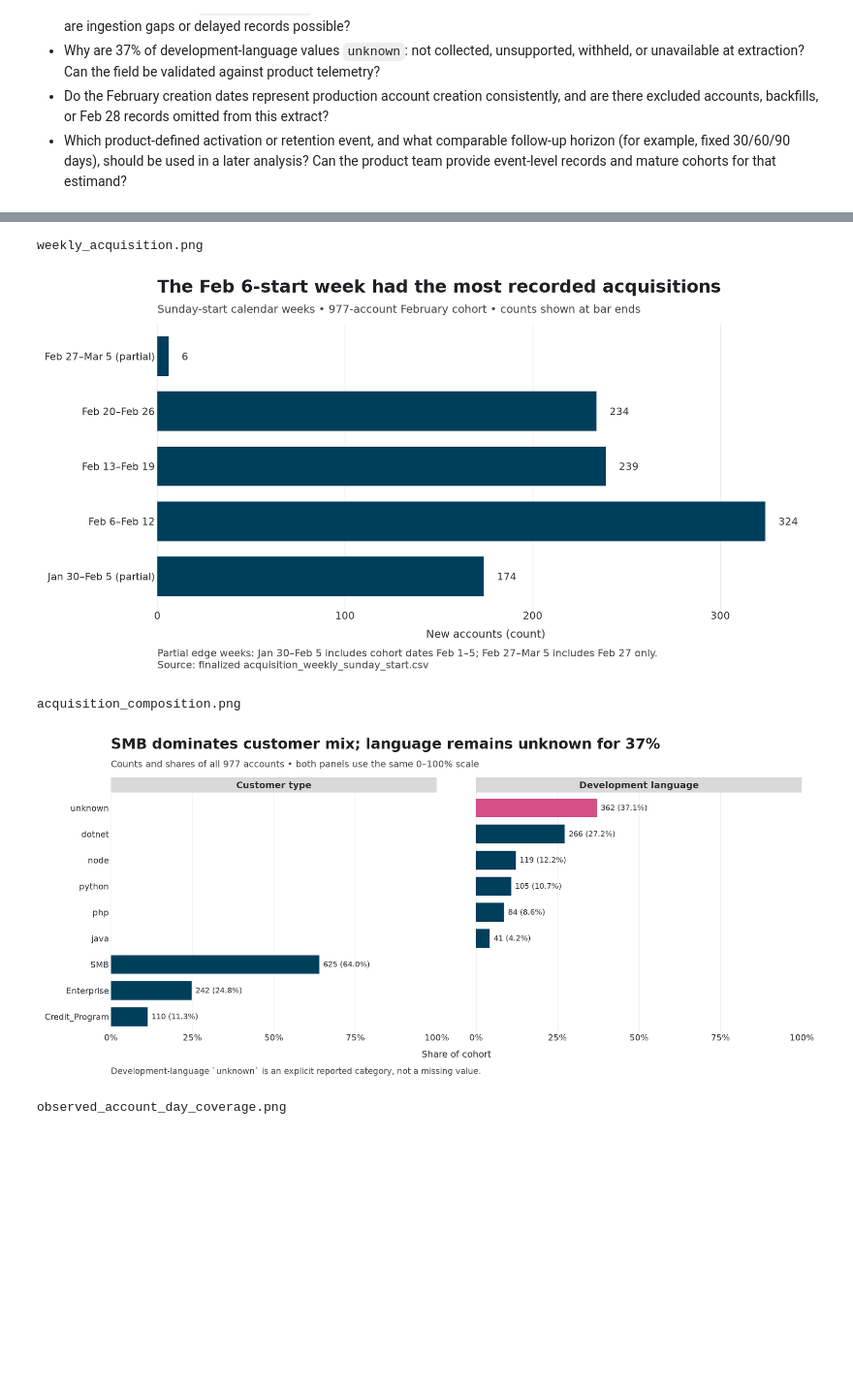
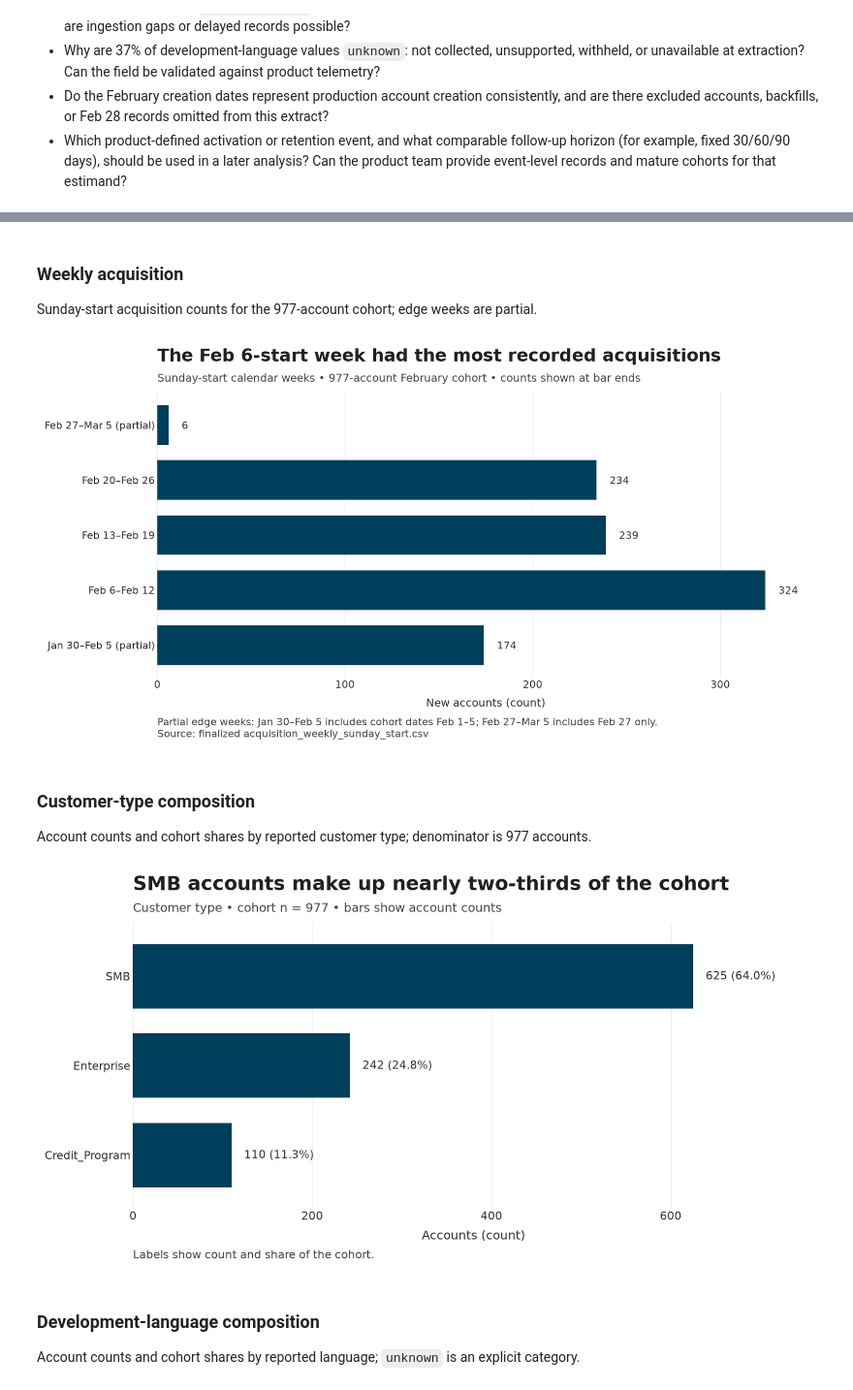
Before and after one commit to rbouch85/InterviewCase_Public, a Jupyter notebook: projects/20260929_rbouch85_app-service-analysis/analysis.ipynb, the cells around one changed output, grey strips where cells are left out. Shown at 97% size. Drawn from its saved outputs; the diff is of its cells as text; code cells hidden in the pictures; blank space fills up the shorter version.

Commit message:
fix: split acquisition composition charts (#10)
Co-authored-by: Copilot App <223556219+Copilot@users.noreply.github.com>

```diff
--- a/projects/20260929_rbouch85_app-service-analysis/analysis.ipynb
+++ b/projects/20260929_rbouch85_app-service-analysis/analysis.ipynb
@@ -161,12 +161,34 @@ The following images are regenerated from the persisted summary tables by Viz-du
 # %%
-for filename in ["weekly_acquisition.png", "acquisition_composition.png", "observed_account_day_coverage.png"]:
+from IPython.display import Markdown
+
+figure_captions = [
+    ("Weekly acquisition", "Sunday-start acquisition counts for the 977-account cohort; edge weeks are partial."),
+    ("Customer-type composition", "Account counts and cohort shares by reported customer type; denominator is 977 accounts."),
+    ("Development-language composition", "Account counts and cohort shares by reported language; `unknown` is an explicit category."),
+    ("Observed account-day coverage", "Calendar-date and equal account-age coverage; missing rows mean no record observed, not verified inactivity."),
+]
+for filename, (heading, caption) in zip(
+    [
+        "weekly_acquisition.png",
+        "acquisition_customer_type.png",
+        "acquisition_dev_language.png",
+        "observed_account_day_coverage.png",
+    ],
+    figure_captions,
+):
     image_path = FIGURES / filename
     assert image_path.is_file(), f"Expected builder output missing: {image_path}"
-    print(filename)
+    display(Markdown(f"### {heading}\n\n{caption}"))
     display(Image(filename=str(image_path)))
 # %% [output]
-weekly_acquisition.png
+### Weekly acquisition
+
+Sunday-start acquisition counts for the 977-account cohort; edge weeks are partial.
 [figure]
-acquisition_composition.png
+### Customer-type composition
+
+Account counts and cohort shares by reported customer type; denominator is 977 accounts.
-[figure, old version]
+[figure, new version]
-observed_account_day_coverage.png
+### Development-language composition
+
+Account counts and cohort shares by reported language; `unknown` is an explicit category.
```
Also changed, not shown: parts of 4 cells of this notebook, 5 other files.
